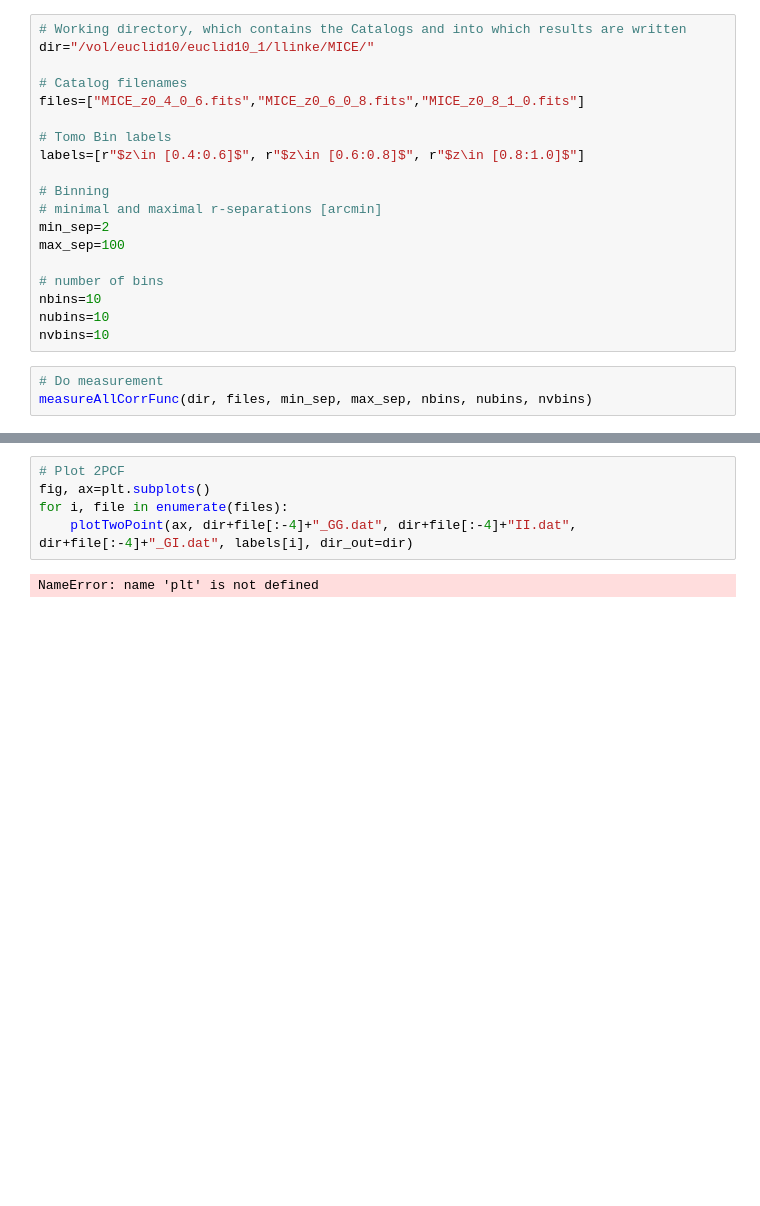
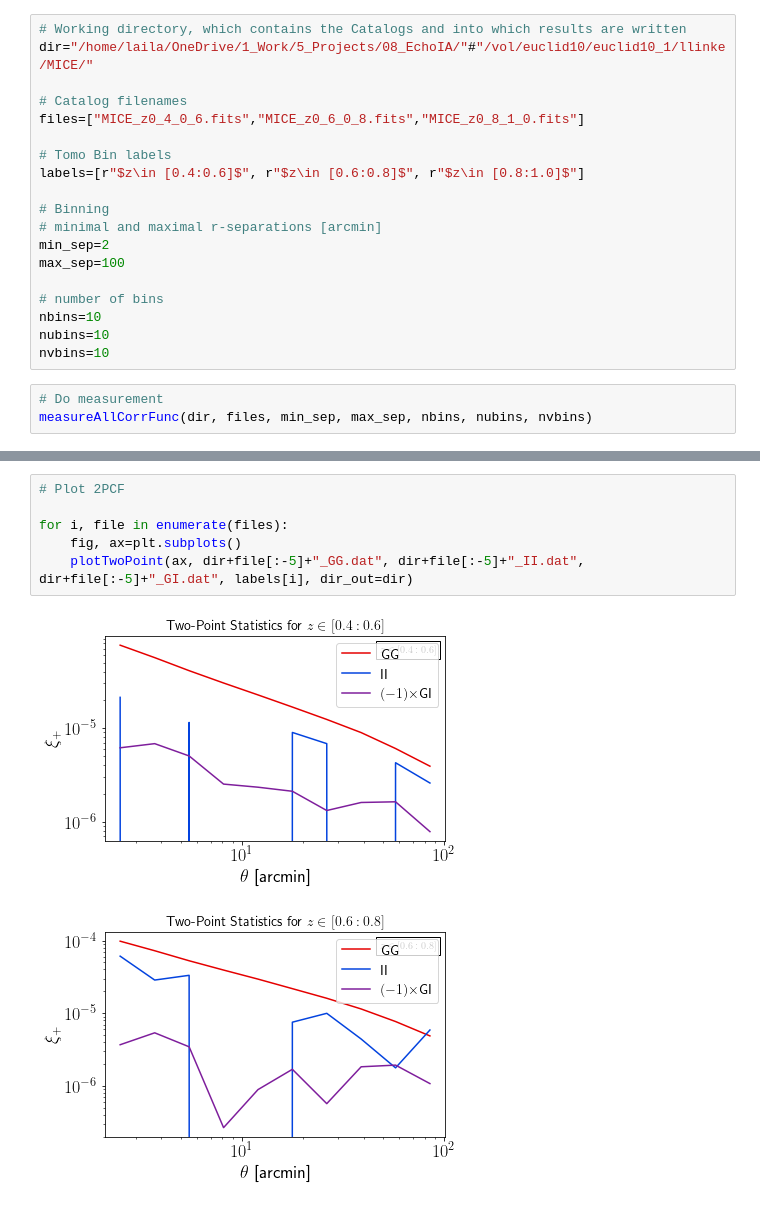
Before and after one commit to llinke1/3rd-order_statistics, a Jupyter notebook: 3PCF_measurement/MICE_analysis.ipynb, the cells around one changed output, grey strips where cells are left out. Cells and saved outputs as stored; diff of their text form; blank space fills up the shorter version.

```diff
--- a/3PCF_measurement/MICE_analysis.ipynb
+++ b/3PCF_measurement/MICE_analysis.ipynb
@@ -5,7 +5,7 @@ from plots_corrfunc import plotTwoPoint, plotThreePoint, plotThreePoint_angle_av
 import matplotlib.pyplot as plt
 # %%
 # Working directory, which contains the Catalogs and into which results are written
-dir="/vol/euclid10/euclid10_1/llinke/MICE/"
+dir="/home/laila/OneDrive/1_Work/5_Projects/08_EchoIA/"#"/vol/euclid10/euclid10_1/llinke/MICE/"
 
 # Catalog filenames
 files=["MICE_z0_4_0_6.fits","MICE_z0_6_0_8.fits","MICE_z0_8_1_0.fits"]
@@ -34,7 +32,9 @@ NameError: name 'initPlot' is not defined
 # %%
 # Plot 2PCF
-fig, ax=plt.subplots()
+
 for i, file in enumerate(files):
-    plotTwoPoint(ax, dir+file[:-4]+"_GG.dat", dir+file[:-4]+"II.dat", dir+file[:-4]+"_GI.dat", labels[i], dir_out=dir)
+    fig, ax=plt.subplots()
+    plotTwoPoint(ax, dir+file[:-5]+"_GG.dat", dir+file[:-5]+"_II.dat", dir+file[:-5]+"_GI.dat", labels[i], dir_out=dir)
 # %% [output]
-NameError: name 'plt' is not defined
+[figure, added]
+[figure, added]
```
Also changed, not shown: parts of 3 cells of this notebook.
